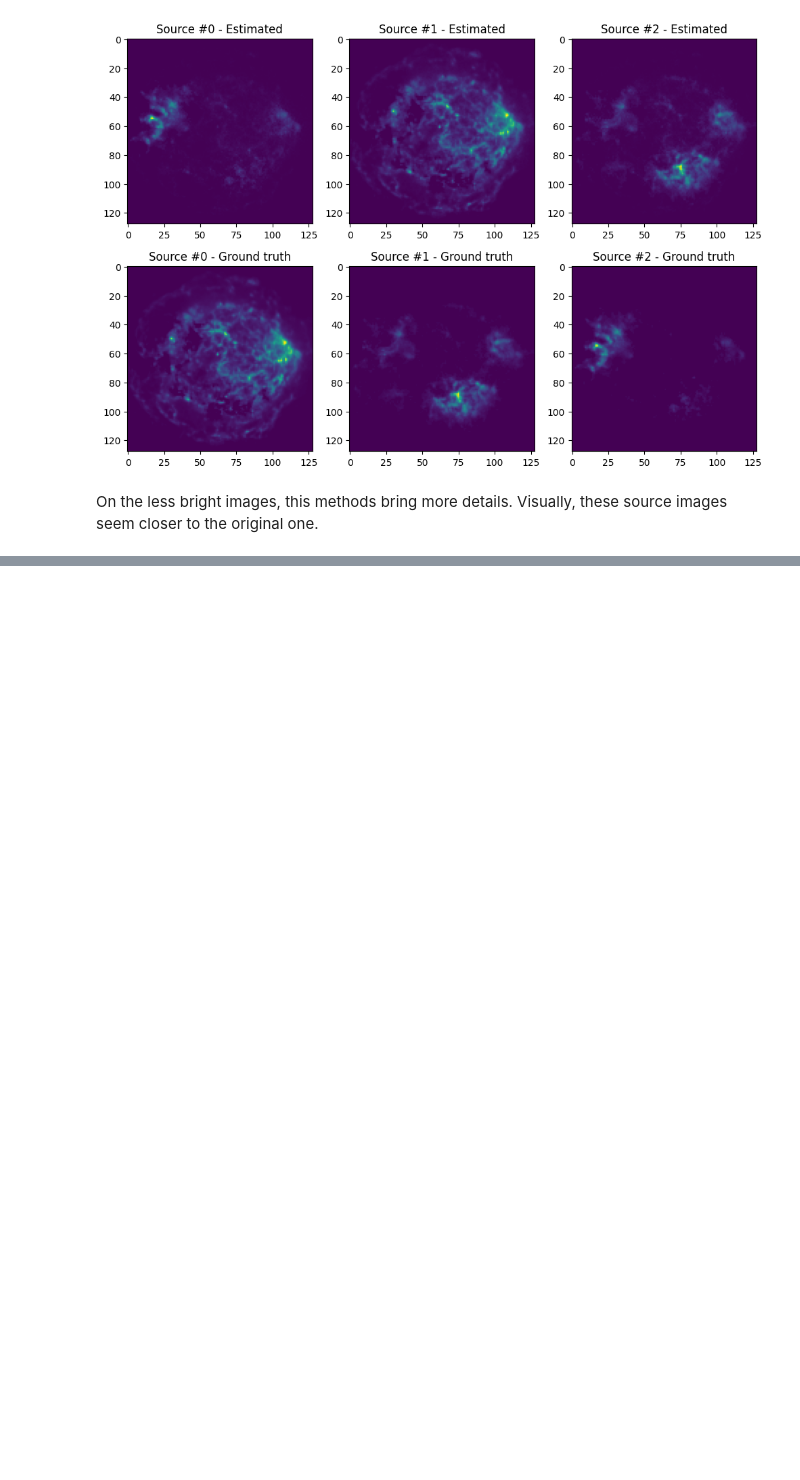
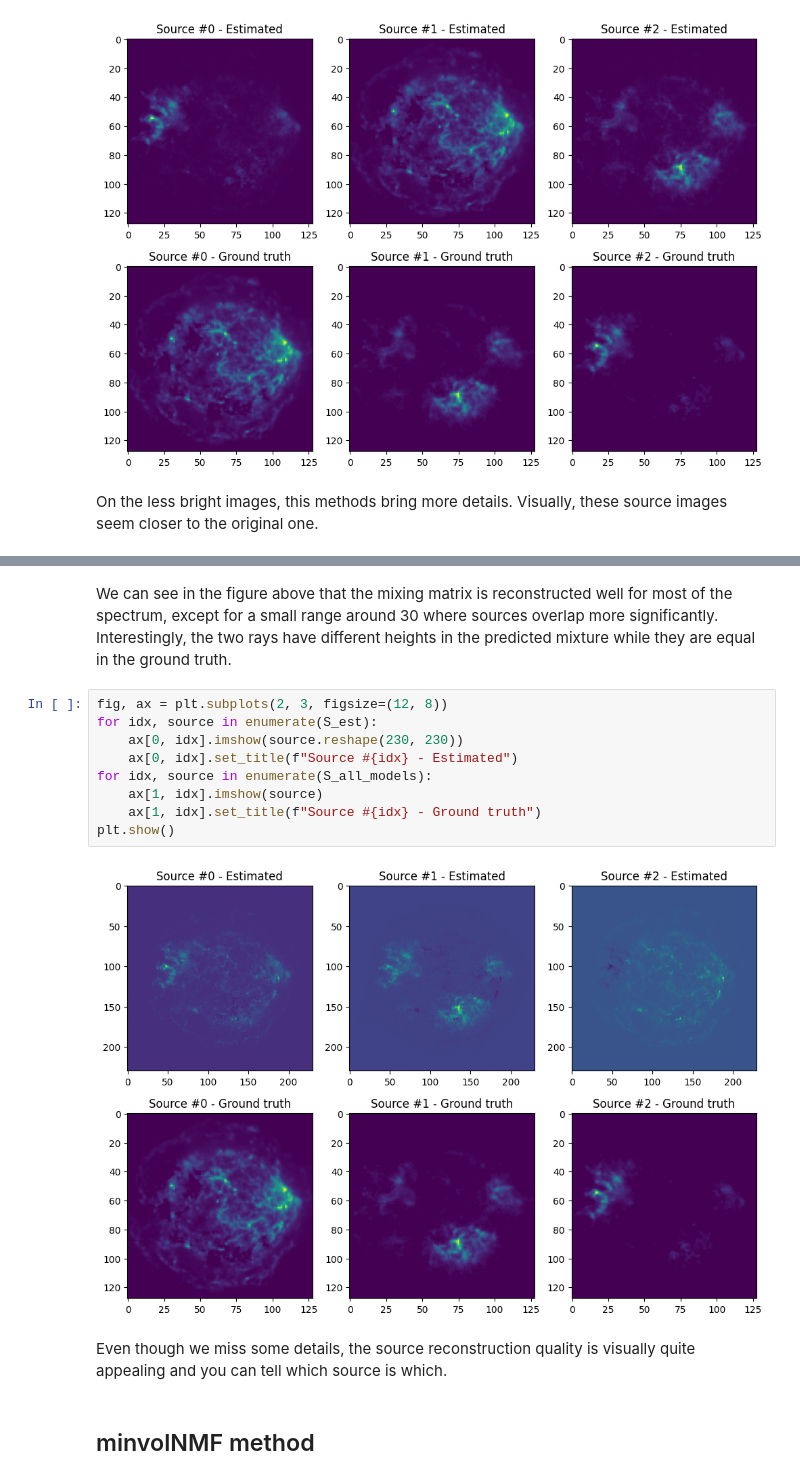
Before and after one commit to plbrbr/bss-project-2024, a Jupyter notebook: experiments.ipynb, the cells around one changed output, grey strips where cells are left out. Cells and saved outputs as stored; diff of their text form; blank space fills up the shorter version.

```diff
--- a/experiments.ipynb
+++ b/experiments.ipynb
@@ -260,0 +238,17 @@ A_est,S_est,it
+# %% [markdown]
+We can see in the figure above that the mixing matrix is reconstructed well for most of the spectrum, except for a small range around 30 where sources overlap more significantly. Interestingly, the two rays have different heights in the predicted mixture while they are equal in the ground truth.
+# %%
+fig, ax = plt.subplots(2, 3, figsize=(12, 8))
+for idx, source in enumerate(S_est):
+    ax[0, idx].imshow(source.reshape(230, 230))
+    ax[0, idx].set_title(f"Source #{idx} - Estimated")
+for idx, source in enumerate(S_all_models):
+    ax[1, idx].imshow(source)
+    ax[1, idx].set_title(f"Source #{idx} - Ground truth")
+plt.show()
+# %% [output]
+[figure, added]
+# %% [markdown]
+Even though we miss some details, the source reconstruction quality is visually quite appealing and you can tell which source is which.
+# %% [markdown]
+## minvolNMF method
```
Also changed, not shown: parts of 48 cells of this notebook.
